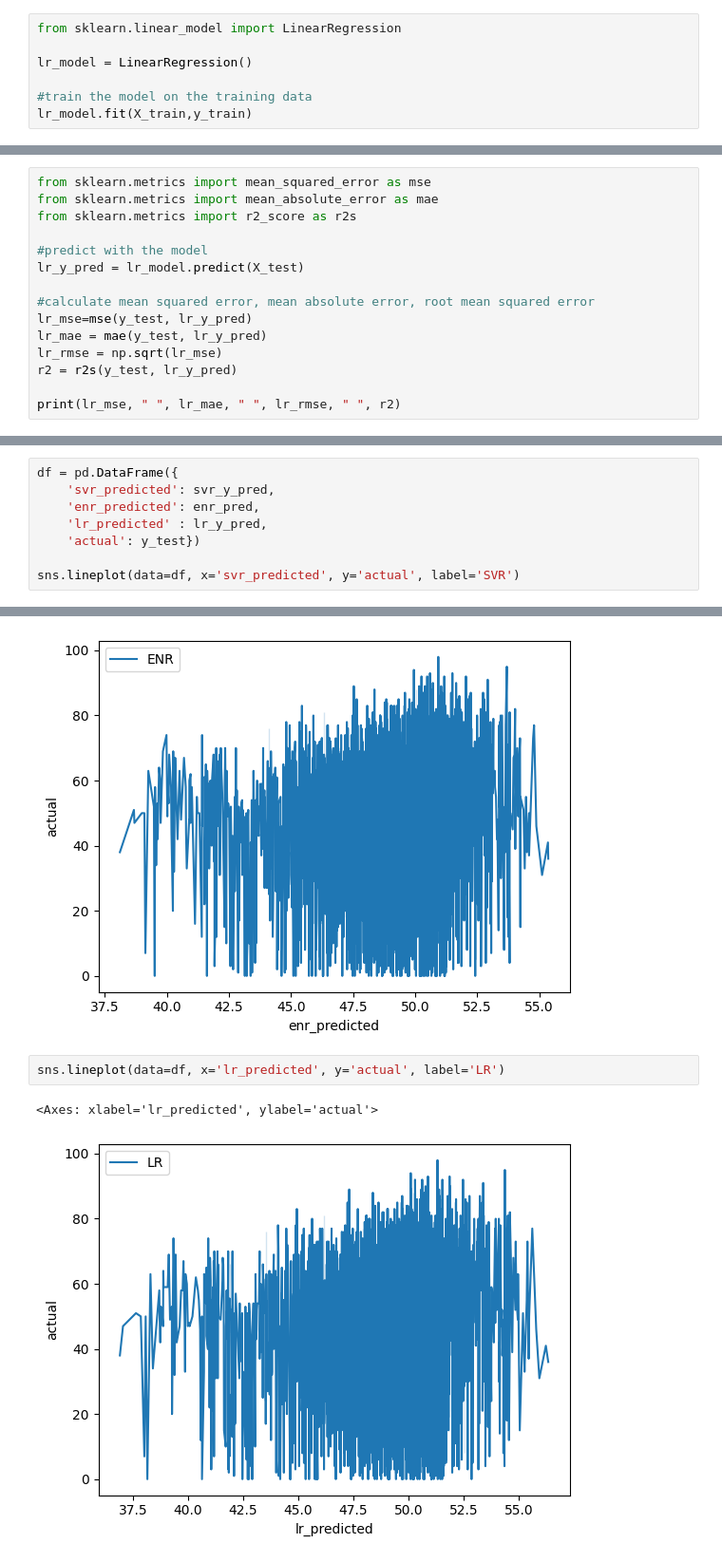
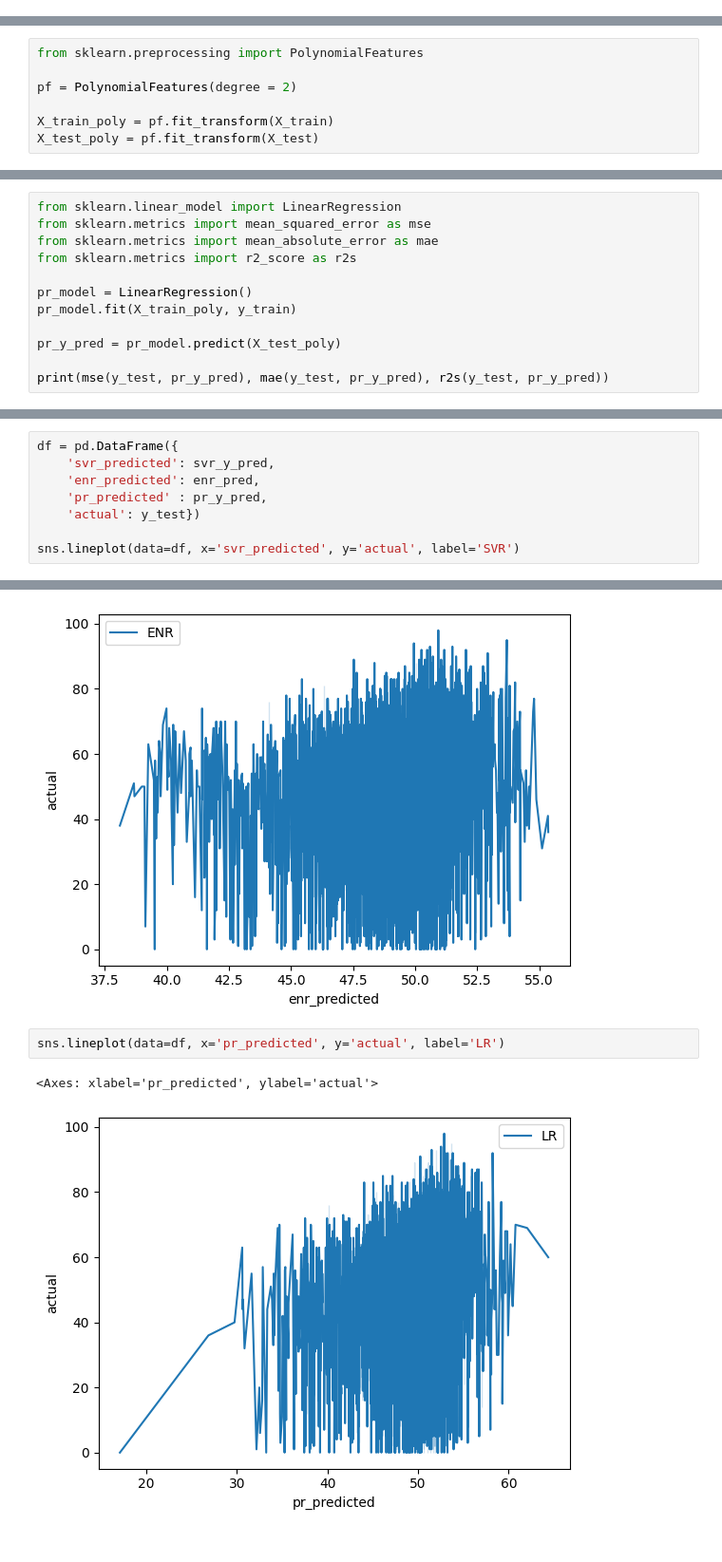
Before and after one commit to mahnsi/Group22FinalProject, a Jupyter notebook: group22FinalProject.ipynb, the cells around one changed output, grey strips where cells are left out. Shown at 95% size. Drawn from its saved outputs; the diff is of its cells as text.

Commit message:
degree 2 pr and performance

```diff
--- a/group22FinalProject.ipynb
+++ b/group22FinalProject.ipynb
@@ -283,7 +282,0 @@ Model 1: Polynomial Regression with degrees 1, 2, and 3
-# %%
-from sklearn.linear_model import LinearRegression
-
-lr_model = LinearRegression()
-
-#train the model on the training data
-lr_model.fit(X_train,y_train)
@@ -291,0 +283,7 @@ LinearRegression()
+# %%
+from sklearn.preprocessing import PolynomialFeatures
+
+pf = PolynomialFeatures(degree = 2)
+
+X_train_poly = pf.fit_transform(X_train)
+X_test_poly = pf.fit_transform(X_test)
@@ -292,16 +292,13 @@ LinearRegression()
 # %%
+from sklearn.linear_model import LinearRegression
 from sklearn.metrics import mean_squared_error as mse
 from sklearn.metrics import mean_absolute_error as mae
 from sklearn.metrics import r2_score as r2s
 
-#predict with the model
-lr_y_pred = lr_model.predict(X_test)
+pr_model = LinearRegression()
+pr_model.fit(X_train_poly, y_train)
 
-#calculate mean squared error, mean absolute error, root mean squared error
-lr_mse=mse(y_test, lr_y_pred)
-lr_mae = mae(y_test, lr_y_pred)
-lr_rmse = np.sqrt(lr_mse)
-r2 = r2s(y_test, lr_y_pred)
+pr_y_pred = pr_model.predict(X_test_poly)
 
-print(lr_mse, " ", lr_mae, " ", lr_rmse, " ", r2)
+print(mse(y_test, pr_y_pred), mae(y_test, pr_y_pred), r2s(y_test, pr_y_pred))
 # %% [output]
@@ -419,7 +412,7 @@ from sklearn.metrics import accuracy_score
 df = pd.DataFrame({
     'svr_predicted': svr_y_pred,
     'enr_predicted': enr_pred,
-    'lr_predicted' : lr_y_pred,
+    'pr_predicted' : pr_y_pred,
     'actual': y_test})
 
 sns.lineplot(data=df, x='svr_predicted', y='actual', label='SVR')
@@ -432,7 +425,7 @@ sns.lineplot(data=df, x='enr_predicted', y='actual', label='ENR')
 <Axes: xlabel='enr_predicted', ylabel='actual'>
 [figure]
 # %%
-sns.lineplot(data=df, x='lr_predicted', y='actual', label='LR')
+sns.lineplot(data=df, x='pr_predicted', y='actual', label='LR')
 # %% [output]
-<Axes: xlabel='lr_predicted', ylabel='actual'>
+<Axes: xlabel='pr_predicted', ylabel='actual'>
-[figure, old version]
+[figure, new version]
```
Also changed, not shown: parts of 7 cells of this notebook.
